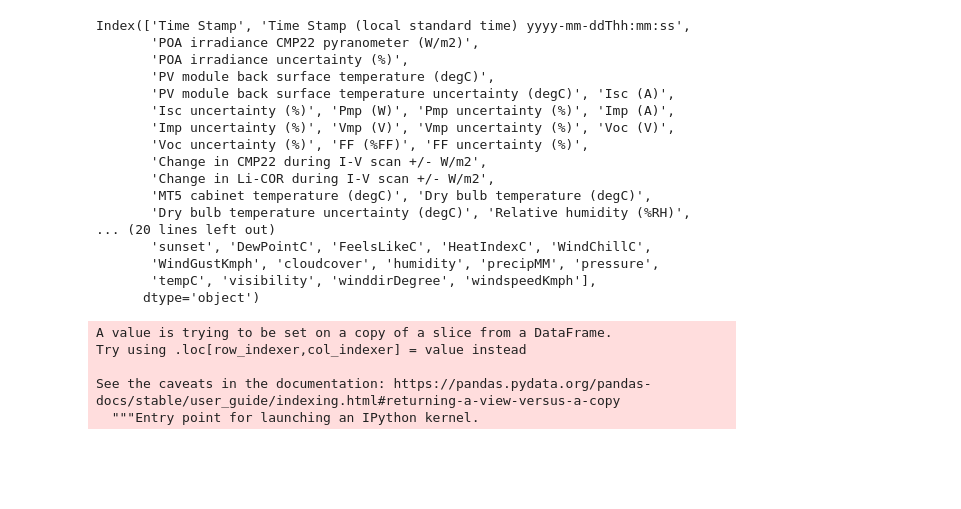
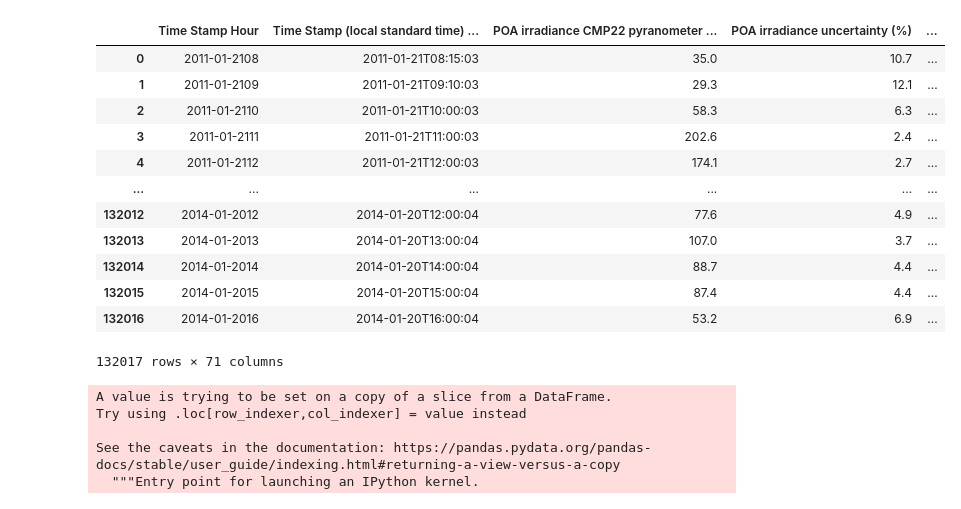
Before and after one commit to Edidas02/PV-Module-Model, a Jupyter notebook: solar-panels.ipynb, the cells around one changed output. Saved outputs shown, nothing was run; the diff lists cells and outputs as text; code cells hidden in the pictures; blank space fills up the shorter version.

```diff
--- a/solar-panels.ipynb
+++ b/solar-panels.ipynb
@@ -95,28 +107,25 @@ df_weather
 # %%
-df_master = df.merge(df_weather, how="left",left_on=["Time Stamp", "Site"], right_on=["Time Stamp", "Site"])
+#df_master = df.merge(df_weather, how="left",left_on=["Time Stamp", "Site"], right_on=["Time Stamp", "Site"])
+df_master = df.merge(df_weather, how="left",left_on=["Time Stamp Hour", "Site"], right_on=["Time Stamp Hour", "Site"])
 #print(df_master[(df_master["WindChillC"].isnull()) & (df_master["Site"] == "Golden")][["Site", "Time Stamp"]].min())
 #print(df_master[(df_master["WindChillC"].isnull()) & (df_master["Site"] == "Golden")][["Site", "Time Stamp"]].max())
 df_master
-df_master.columns
+#df_master.columns
 #df_master.isnull().values.any()
 # %% [output]
+|  | Time Stamp Hour | Time Stamp (local standard time) ... | POA irradiance CMP22 pyranometer ... | POA irradiance uncertainty (%) | ... |
+| 0 | 2011-01-2108 | 2011-01-21T08:15:03 | 35.0 | 10.7 | ... |
+| 1 | 2011-01-2109 | 2011-01-21T09:10:03 | 29.3 | 12.1 | ... |
+| 2 | 2011-01-2110 | 2011-01-21T10:00:03 | 58.3 | 6.3 | ... |
+| 3 | 2011-01-2111 | 2011-01-21T11:00:03 | 202.6 | 2.4 | ... |
+| 4 | 2011-01-2112 | 2011-01-21T12:00:03 | 174.1 | 2.7 | ... |
+| ... | ... | ... | ... | ... | ... |
+| 132012 | 2014-01-2012 | 2014-01-20T12:00:04 | 77.6 | 4.9 | ... |
+| 132013 | 2014-01-2013 | 2014-01-20T13:00:04 | 107.0 | 3.7 | ... |
+| 132014 | 2014-01-2014 | 2014-01-20T14:00:04 | 88.7 | 4.4 | ... |
+| 132015 | 2014-01-2015 | 2014-01-20T15:00:04 | 87.4 | 4.4 | ... |
+| 132016 | 2014-01-2016 | 2014-01-20T16:00:04 | 53.2 | 6.9 | ... |
-Index(['Time Stamp', 'Time Stamp (local standard time) yyyy-mm-ddThh:mm:ss',
-       'POA irradiance CMP22 pyranometer (W/m2)',
-       'POA irradiance uncertainty (%)',
-       'PV module back surface temperature (degC)',
-       'PV module back surface temperature uncertainty (degC)', 'Isc (A)',
-       'Isc uncertainty (%)', 'Pmp (W)', 'Pmp uncertainty (%)', 'Imp (A)',
-       'Imp uncertainty (%)', 'Vmp (V)', 'Vmp uncertainty (%)', 'Voc (V)',
-       'Voc uncertainty (%)', 'FF (%FF)', 'FF uncertainty (%)',
-       'Change in CMP22 during I-V scan +/- W/m2',
-       'Change in Li-COR during I-V scan +/- W/m2',
-       'MT5 cabinet temperature (degC)', 'Dry bulb temperature (degC)',
-       'Dry bulb temperature uncertainty (degC)', 'Relative humidity (%RH)',
-... (20 lines left out)
-       'sunset', 'DewPointC', 'FeelsLikeC', 'HeatIndexC', 'WindChillC',
-       'WindGustKmph', 'cloudcover', 'humidity', 'precipMM', 'pressure',
-       'tempC', 'visibility', 'winddirDegree', 'windspeedKmph'],
-      dtype='object')
+132017 rows × 71 columns
 # %%
 # filter data
 df2 = df_master[df_master["Relative humidity (%RH)"] != -9999]
```
Also changed, not shown: parts of 7 cells of this notebook.
